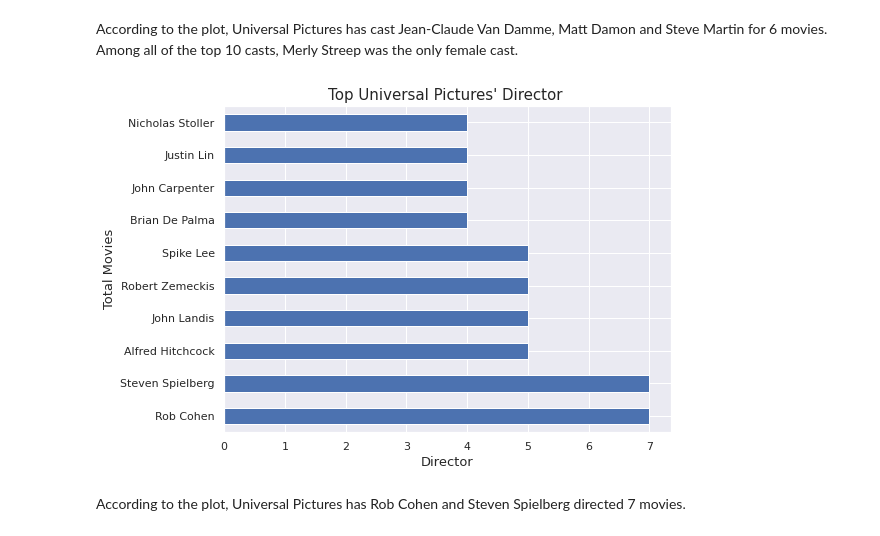
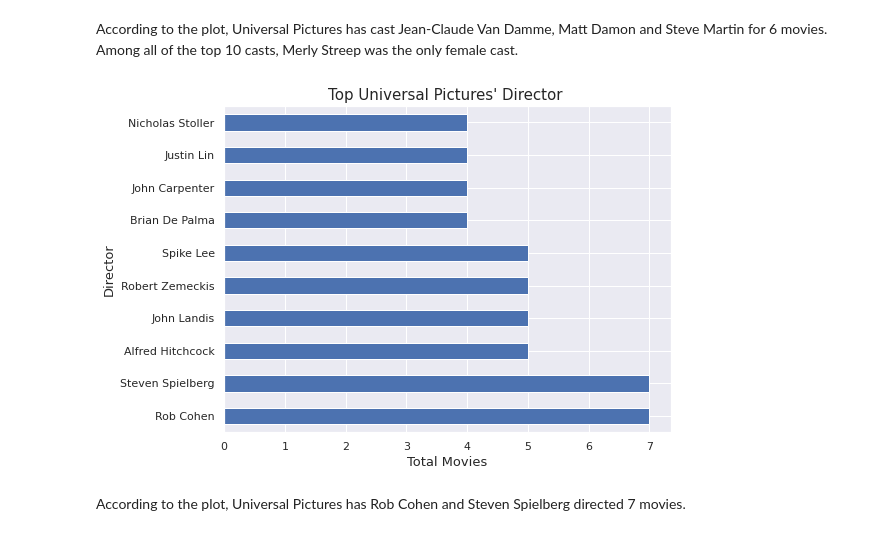
Before and after one commit to opeolipe/analysis, a Jupyter notebook: Production_Companies_Movie_Analysis.ipynb, the cells around one changed output. Drawn from its saved outputs; the diff is of its cells as text; code cells hidden in the pictures.

```diff
--- a/Production_Companies_Movie_Analysis.ipynb
+++ b/Production_Companies_Movie_Analysis.ipynb
@@ -348,19 +348,19 @@ According to the plot, Universal Pictures has cast Jean-Claude Van Damme, Matt D
 # %%
 # Let's do the same thing for Director
 director_up = df_up.groupby('director').id.count()
 
 director_up = director_up.nlargest(10)
 
 # Make the plot
 director_up.plot(y='id',kind='barh', fontsize=11, figsize=(8,6))
 
 # Set the title and label
 plt.title("Top Universal Pictures' Director ", fontsize=15)
-plt.xlabel("Director", fontsize=13)
-plt.ylabel("Total Movies", fontsize=13)
+plt.xlabel("Total Movies", fontsize=13)
+plt.ylabel("Director", fontsize=13)
 sns.set_style("darkgrid")
 # %% [output]
-[figure, old version]
+[figure, new version]
 # %% [markdown]
 According to the plot, Universal Pictures has Rob Cohen and Steven Spielberg directed 7 movies.
 # %% [markdown]
```
Also changed, not shown: parts of 4 cells of this notebook.
